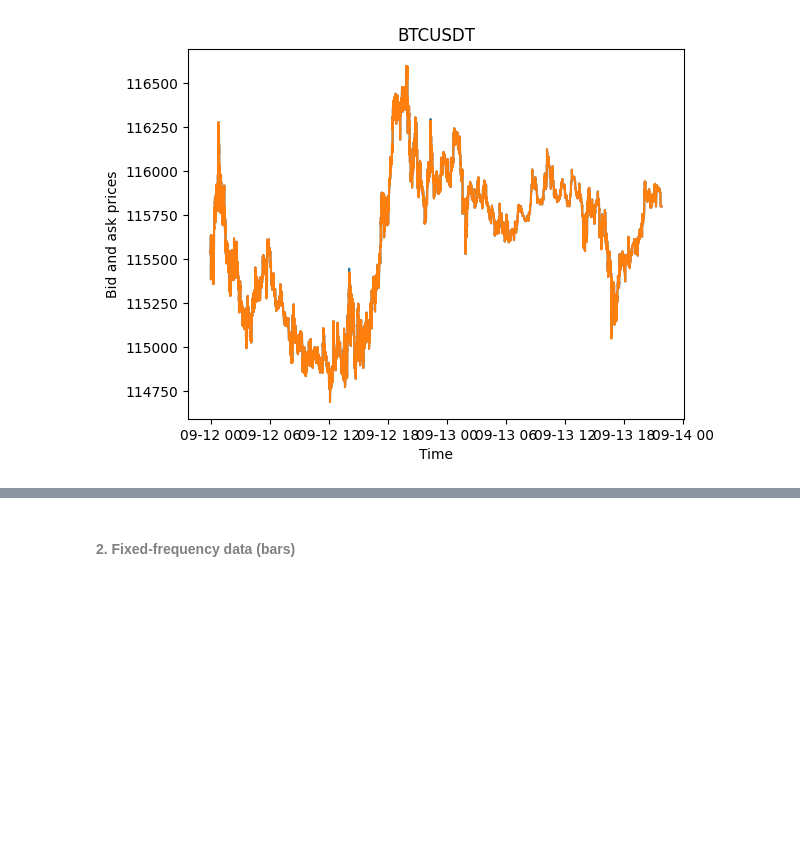
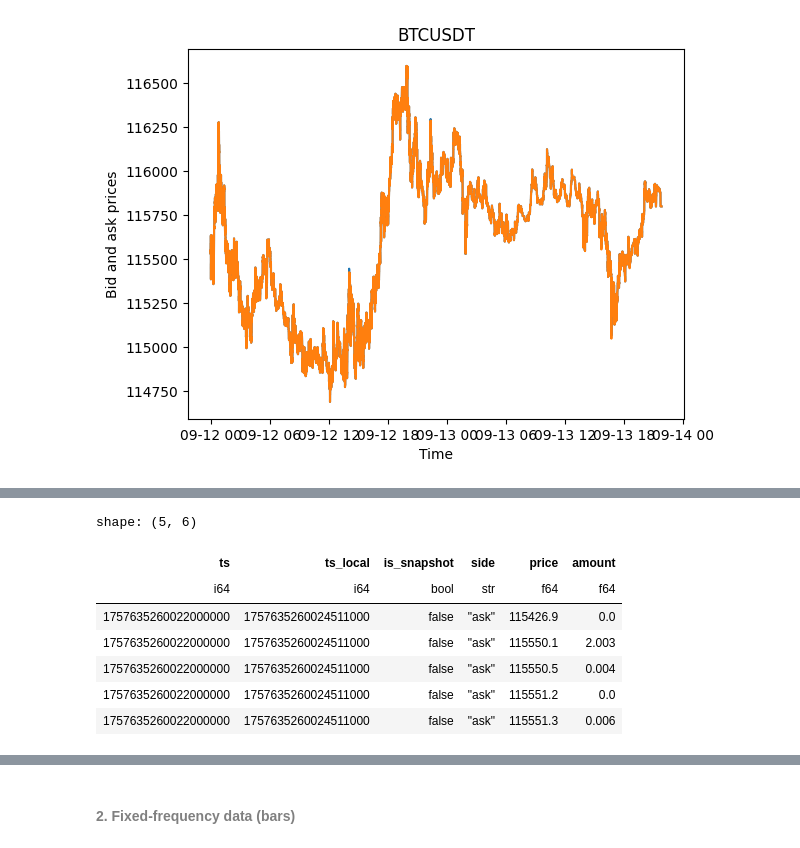
Before and after one commit to Tripudium/lobgpt, a Jupyter notebook: examples/dataloading.ipynb, the cells around one changed output, grey strips where cells are left out. Drawn from its saved outputs; the diff is of its cells as text; code cells hidden in the pictures; blank space fills up the shorter version.

```diff
--- a/examples/dataloading.ipynb
+++ b/examples/dataloading.ipynb
@@ -57,0 +62,11 @@ plt.show()
+# %%
+df.head()
+# %% [output]
+shape: (5, 6)
+| ts | ts_local | is_snapshot | side | price | amount |
+| i64 | i64 | bool | str | f64 | f64 |
+| 1757635260022000000 | 1757635260024511000 | false | "ask" | 115426.9 | 0.0 |
+| 1757635260022000000 | 1757635260024511000 | false | "ask" | 115550.1 | 2.003 |
+| 1757635260022000000 | 1757635260024511000 | false | "ask" | 115550.5 | 0.004 |
+| 1757635260022000000 | 1757635260024511000 | false | "ask" | 115551.2 | 0.0 |
+| 1757635260022000000 | 1757635260024511000 | false | "ask" | 115551.3 | 0.006 |
```
Also changed, not shown: parts of 4 cells of this notebook, 4 other files.
